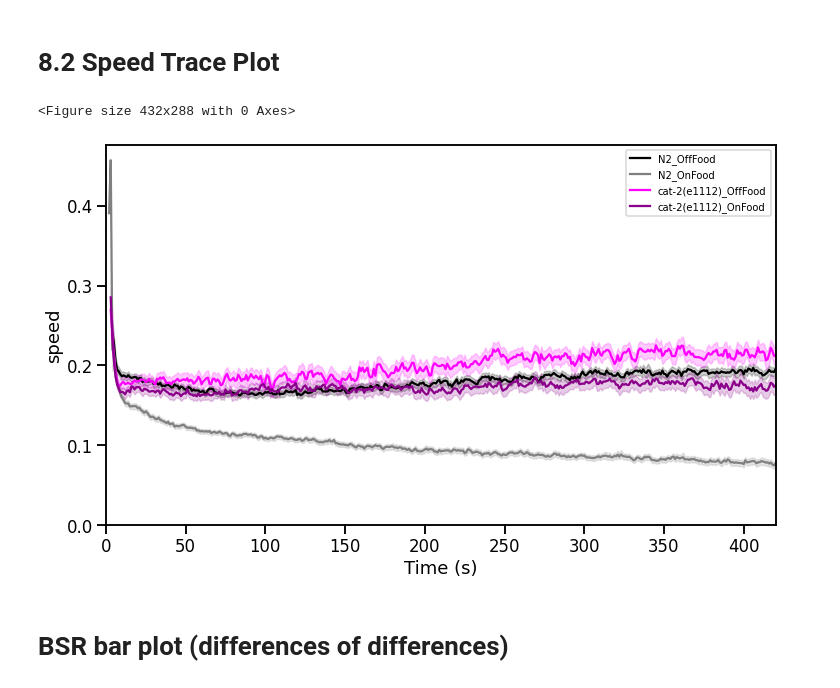
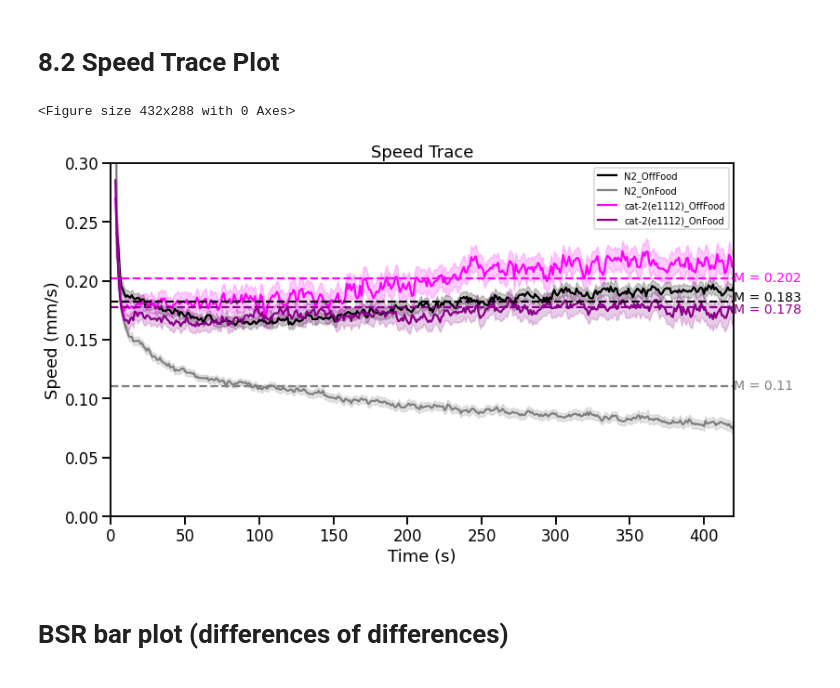
Before and after one commit to JosephLiangUBC/Joseph-Jupyter-Notebooks, a Jupyter notebook: Ben_postcsv_SpeedTraceNoFoodOnFoodExptUpdated_V2.0.ipynb, the cells around one changed output. Saved outputs shown, nothing was run; the diff lists cells and outputs as text; code cells hidden in the pictures.

Commit message:
added annotations to speed trace

```diff
--- a/Ben_postcsv_SpeedTraceNoFoodOnFoodExptUpdated_V2.0.ipynb
+++ b/Ben_postcsv_SpeedTraceNoFoodOnFoodExptUpdated_V2.0.ipynb
@@ -44,3 +45,13 @@ print(TotalConcatenated.head())
 2     0.08795  0.10974  N2_OffFood
 3     0.23440  0.20390  N2_OffFood
 4     0.13390  0.11664  N2_OffFood
+# %%
+TotalConcatenated_mean = TotalConcatenated.groupby(["Strain", "worm"], as_index=False).mean()
+TotalConcatenated_mean[['Genotype', 'Treatment']] = chunkeddata_mean['Strain'].str.split('_', 1, expand = True)
+# print(TotalConcatenated_mean)
+TotalConcatenated_worm_avg_speed = TotalConcatenated_mean[['Genotype', 'Treatment', 'Strain', 'speed']]
+print(TotalConcatenated_worm_avg_speed)
+# TotalConcatenated_avg_speed = TotalConcatenated_worm_avg_speed.groupby(['Strain', 'Treatment', 'Genotype'], as_index = False).mean()
+TotalConcatenated_avg_speed = TotalConcatenated_worm_avg_speed.groupby(['Strain'], as_index = False).mean()
+print(TotalConcatenated_avg_speed)
+# print(TotalConcatenated_avg_speed['speed'][1])
@@ -72,44 +101,64 @@ print(TotalN2cat2.head())
 # 8.2 Speed Trace Plot
 # %%
 # Setting viewing range for your graph
-top = 0.35
+top = 0.30
 bottom = 0
 left = 0
 right = 420
 
 sns.set_context("talk")
 plt.figure(linewidth = 2.5)
 plt.figure(figsize=(12,7))
 plt.gca().xaxis.grid(False)
-ax = sns.lineplot(x="time_bin",
-             y="speed",
+ax = sns.lineplot(x = "time_bin",
+             y = "speed",
              # data = TotalConcatenated,
              data = TotalN2cat2,
              hue = 'Strain',
              palette = ['black',
                         'grey',
                         '#FF00FF',
                         '#8B008B',
                         # 'green',
                         # 'lightgreen',
                         # 'royalblue',
                         # 'lightblue',
 #                         '#FFB5C5',
 #                         '#CD6889'
                        ])
 plt.xlabel("Time (s)")
-# plt.ylabel("Speed (mm/s)")
-# plt.title("Speed Trace")
-# plt.ylim(top = top)
+plt.ylabel("Speed (mm/s)")
+plt.title("Speed Trace")
+plt.ylim(top = top)
 plt.ylim(bottom = bottom)
 plt.xlim(left= left)
 plt.xlim(right = right)
+plt.axhline(y = TotalConcatenated_avg_speed['speed'][0], color = 'black', linestyle = 'dashed')
+plt.axhline(y = TotalConcatenated_avg_speed['speed'][1], color = 'grey', linestyle = 'dashed')
+plt.axhline(y = TotalConcatenated_avg_speed['speed'][4], color = '#FF00FF', linestyle = 'dashed')
+plt.axhline(y = TotalConcatenated_avg_speed['speed'][5], color = '#8B008B', linestyle = 'dashed')
+ax.annotate(f"M = {round(TotalConcatenated_avg_speed['speed'][0], 3)}",
+            xy = (420, TotalConcatenated_avg_speed['speed'][0]),
+            xytext = (420, TotalConcatenated_avg_speed['speed'][0]),
+            color = 'black', size = 14)
+ax.annotate(f"M = {round(TotalConcatenated_avg_speed['speed'][1], 3)}",
+            xy = (420, TotalConcatenated_avg_speed['speed'][1] - 0.003),
+            xytext = (420, TotalConcatenated_avg_speed['speed'][1] - 0.003),
+            color = 'grey', size = 14)
+ax.annotate(f"M = {round(TotalConcatenated_avg_speed['speed'][4], 3)}",
+            xy = (420, TotalConcatenated_avg_speed['speed'][4] - 0.003),
+            xytext = (420, TotalConcatenated_avg_speed['speed'][4] - 0.003),
+            color = '#FF00FF', size = 14)
+ax.annotate(f"M = {round(TotalConcatenated_avg_speed['speed'][5], 3)}",
+            xy = (420, TotalConcatenated_avg_speed['speed'][5] - 0.005),
+            xytext = (420, TotalConcatenated_avg_speed['speed'][5] - 0.005),
+            color = '#8B008B', size = 14)
 ax.legend(loc = 'upper right', fontsize = '10')
 plt.savefig(f'Speed_Trace_{left}to{right}s.png', format='png', dpi=450)
 plt.show()
 # %% [output]
 <Figure size 432x288 with 0 Axes>
-[figure, old version]
+[figure, new version]
 # %% [markdown]
 # BSR bar plot (differences of differences)
 # %% [markdown]
```
Also changed, not shown: parts of 4 cells of this notebook.
